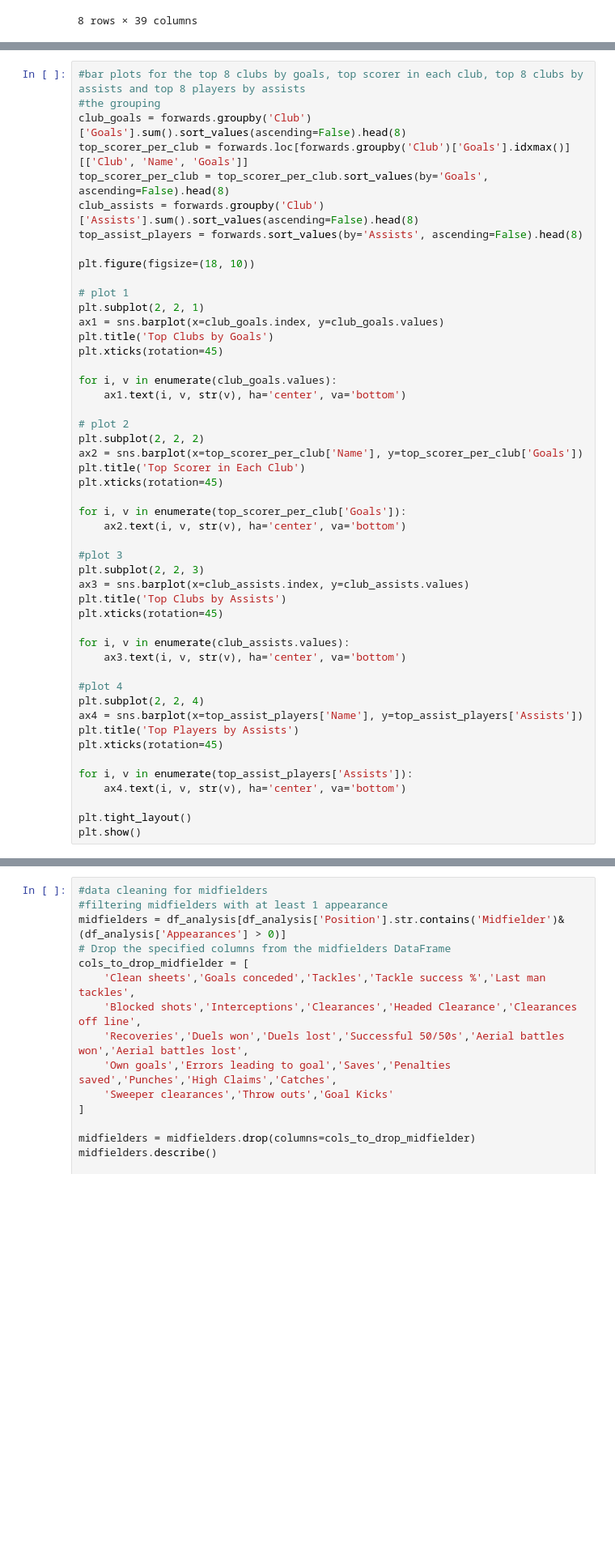
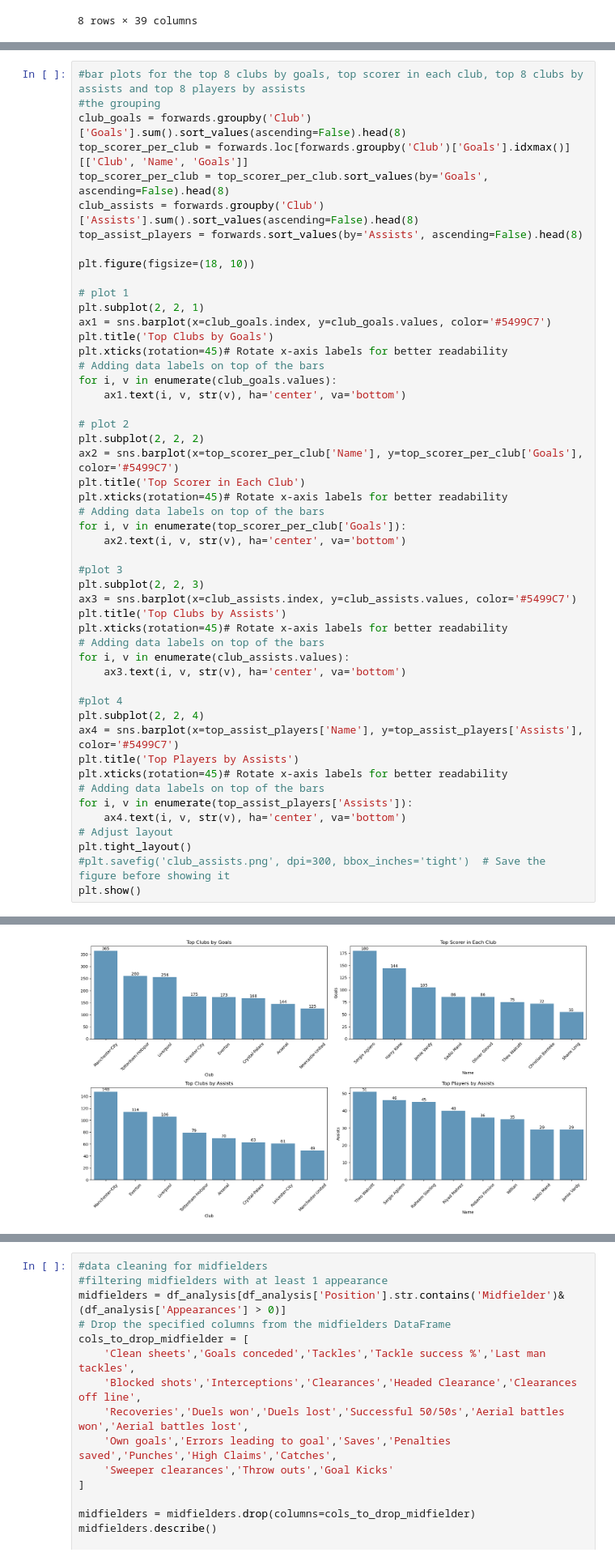
Before and after one commit to Saifeelkapanee/FootBall, a Jupyter notebook: DataAnalysis.ipynb, the cells around one changed output, grey strips where cells are left out. Shown at 81% size. Drawn from its saved outputs; the diff is of its cells as text; blank space fills up the shorter version.

```diff
--- a/DataAnalysis.ipynb
+++ b/DataAnalysis.ipynb
@@ -162,40 +180,41 @@ plt.figure(figsize=(18, 10))
 
 # plot 1
 plt.subplot(2, 2, 1)
-ax1 = sns.barplot(x=club_goals.index, y=club_goals.values)
+ax1 = sns.barplot(x=club_goals.index, y=club_goals.values, color='#5499C7')
 plt.title('Top Clubs by Goals')
-plt.xticks(rotation=45)
-
+plt.xticks(rotation=45)# Rotate x-axis labels for better readability
+# Adding data labels on top of the bars
 for i, v in enumerate(club_goals.values):
     ax1.text(i, v, str(v), ha='center', va='bottom')
 
 # plot 2
 plt.subplot(2, 2, 2)
-ax2 = sns.barplot(x=top_scorer_per_club['Name'], y=top_scorer_per_club['Goals'])
+ax2 = sns.barplot(x=top_scorer_per_club['Name'], y=top_scorer_per_club['Goals'], color='#5499C7')
 plt.title('Top Scorer in Each Club')
-plt.xticks(rotation=45)
-
+plt.xticks(rotation=45)# Rotate x-axis labels for better readability
+# Adding data labels on top of the bars
 for i, v in enumerate(top_scorer_per_club['Goals']):
     ax2.text(i, v, str(v), ha='center', va='bottom')
 
 #plot 3
 plt.subplot(2, 2, 3)
-ax3 = sns.barplot(x=club_assists.index, y=club_assists.values)
+ax3 = sns.barplot(x=club_assists.index, y=club_assists.values, color='#5499C7')
 plt.title('Top Clubs by Assists')
-plt.xticks(rotation=45)
-
+plt.xticks(rotation=45)# Rotate x-axis labels for better readability
+# Adding data labels on top of the bars
 for i, v in enumerate(club_assists.values):
     ax3.text(i, v, str(v), ha='center', va='bottom')
 
 #plot 4
 plt.subplot(2, 2, 4)
-ax4 = sns.barplot(x=top_assist_players['Name'], y=top_assist_players['Assists'])
+ax4 = sns.barplot(x=top_assist_players['Name'], y=top_assist_players['Assists'], color='#5499C7')
 plt.title('Top Players by Assists')
-plt.xticks(rotation=45)
-
+plt.xticks(rotation=45)# Rotate x-axis labels for better readability
+# Adding data labels on top of the bars
 for i, v in enumerate(top_assist_players['Assists']):
     ax4.text(i, v, str(v), ha='center', va='bottom')
-
+# Adjust layout
 plt.tight_layout()
+#plt.savefig('club_assists.png', dpi=300, bbox_inches='tight')  # Save the figure before showing it
 plt.show()
 # %% [output]
@@ -204 +221,2 @@ KeyboardInterrupt:
+[figure, added]
 # %%
```
Also changed, not shown: parts of 37 cells of this notebook, 10 other files.
